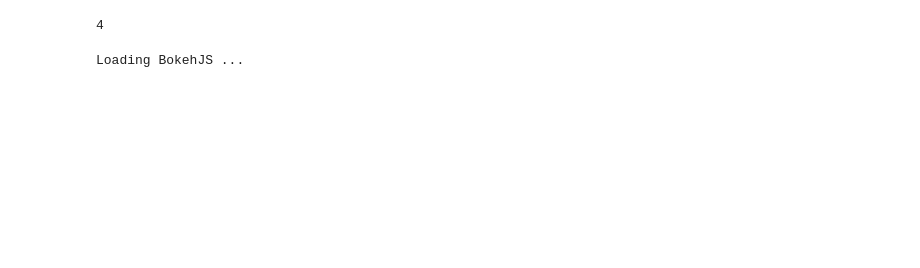
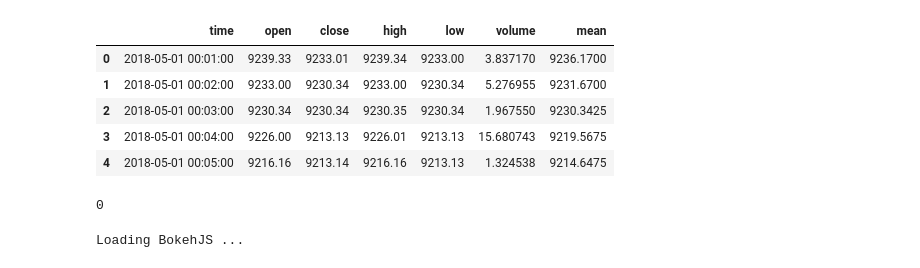
Before and after one commit to ddxv/backfire-dev, a Jupyter notebook: Candlesticks - EMA.ipynb, the cells around one changed output. Saved outputs shown, nothing was run; the diff lists cells and outputs as text; code cells hidden in the pictures; blank space fills up the shorter version.

```diff
--- a/Candlesticks - EMA.ipynb
+++ b/Candlesticks - EMA.ipynb
@@ -11 +12,18 @@ import backtest_ema2
+# %%
+def recent_gdax(sd_str):
+    engine = ms.connect_mysql()
+    gdax_df = ms.get_gdax_prices(sd_str)
+    return(gdax_df)
+
+
+
+def df_resolution(trimmed_df, res_type):
+    if res_type == 'day':
+        df = trimmed_df.groupby(trimmed_df['time'].dt.date).agg(
+    {'open':'first',  'high': max, 'low': min, 'close':'last',
+     'volumeto': sum, 'volumefrom': sum,
+    }).reset_index()
+    elif res_type == 'minute':
+        df = trimmed_df
+    return(df)
 # %%
@@ -58,8 +68,8 @@ def graph_candlestick(gdf, df, fills, results):
     p.circle(sells['time'], sells['price'], color="red", size=8, alpha=0.5)
     return(p)
 # %%
-start_time = "2017-09-01"
-end_time = "2017-09-04"
+start_time = "2018-05-01"
+end_time = "2018-05-02"
 
 bt_vars = backtest_ema2.BacktestSettings()
 
@@ -93,6 +103,14 @@ bt_vars.set_principle_usd(25000)
 #min_usd = 250
 #min_btc = .001
 
-raw_data = pd.read_csv('~/coinbase_data.csv')
-
-day_df, trimmed_df = backtest_ema2.prep_data(raw_data, start_time, end_time)
+#raw_data = pd.read_csv('~/coinbase_data.csv')
+# %%
+raw_data = recent_gdax(start_time)
+raw_data.head()
+# %% [output]
+|  | time | open | close | high | low | volume | mean |
+| 0 | 2018-05-01 00:01:00 | 9239.33 | 9233.01 | 9239.34 | 9233.00 | 3.837170 | 9236.1700 |
+| 1 | 2018-05-01 00:02:00 | 9233.00 | 9230.34 | 9233.00 | 9230.34 | 5.276955 | 9231.6700 |
+| 2 | 2018-05-01 00:03:00 | 9230.34 | 9230.34 | 9230.35 | 9230.34 | 1.967550 | 9230.3425 |
+| 3 | 2018-05-01 00:04:00 | 9226.00 | 9213.13 | 9226.01 | 9213.13 | 15.680743 | 9219.5675 |
+| 4 | 2018-05-01 00:05:00 | 9216.16 | 9213.14 | 9216.16 | 9213.13 | 1.324538 | 9214.6475 |
@@ -102,7 +122,7 @@ trimmed_df, my_res, my_fills = backtest_ema2.single_backtest(
 # %%
 trimmed_df.sell_signal.sum()
 # %% [output]
-4
+0
 # %%
 #fills = get_back_fills_since(start_time)
 p = graph_candlestick(trimmed_df, trimmed_df, my_fills, my_res)
```
Also changed, not shown: parts of 3 cells of this notebook, 1 other file.
